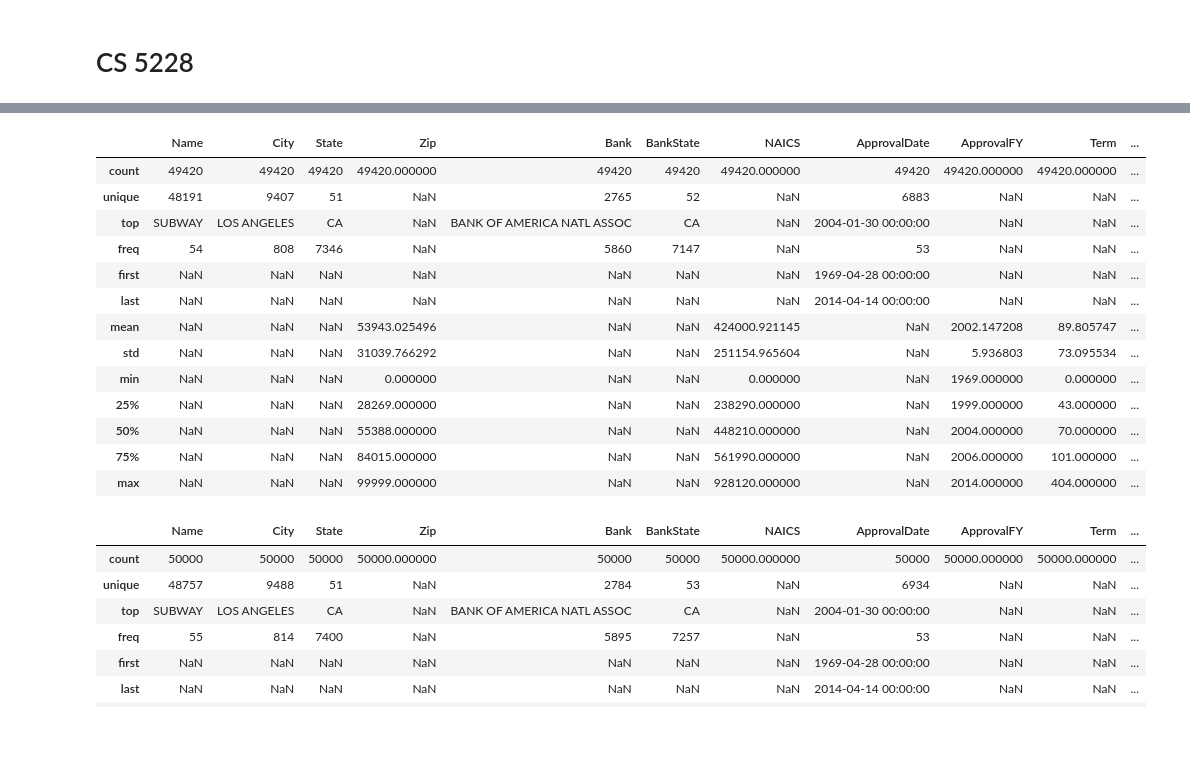
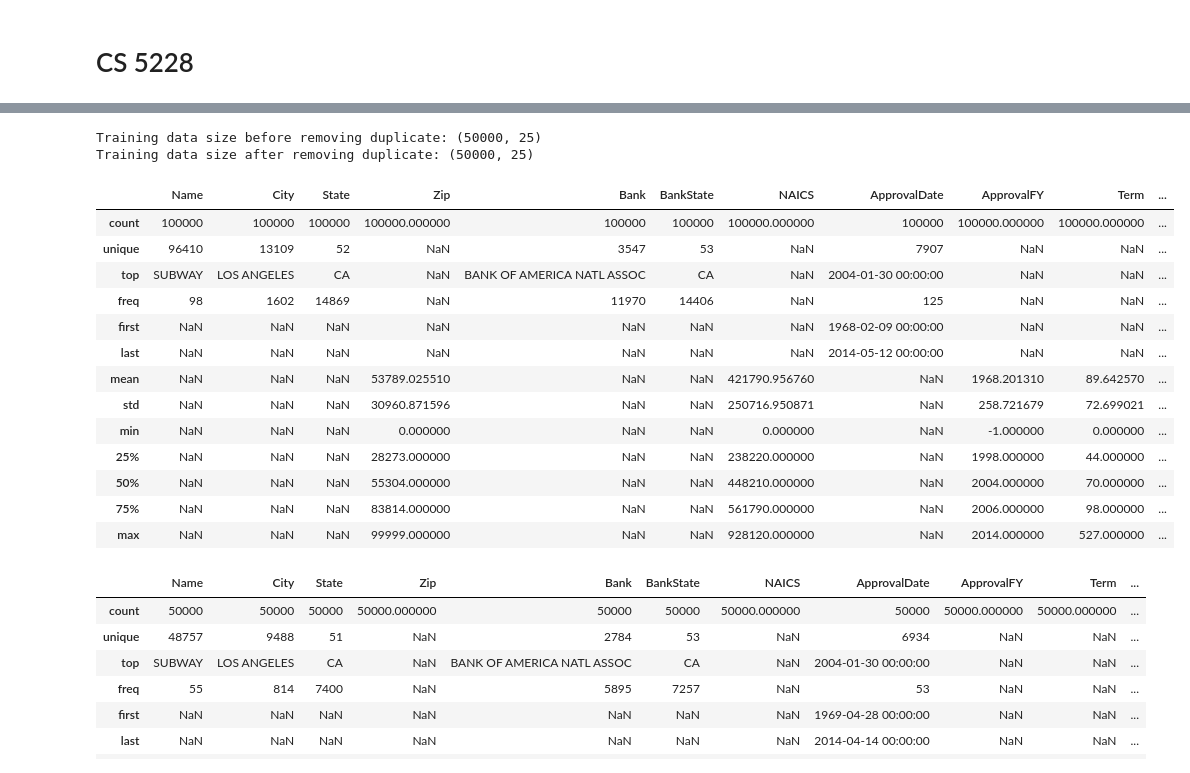
Before and after one commit to pocketgirl89757/CS5228_Project, a Jupyter notebook: data_cleaning.ipynb, the cells around one changed output, grey strips where cells are left out. Saved outputs shown, nothing was run; the diff lists cells and outputs as text; code cells hidden in the pictures; blank space fills up the shorter version.

Commit message:
After initial submission

```diff
--- a/data_cleaning.ipynb
+++ b/data_cleaning.ipynb
@@ -107,20 +85,49 @@ Training data size after removing duplicate: (50000, 25)
+# %%
+# Process Training Data
+df_train = pd.read_csv("dataset/Xtrain.csv",dtype= {'Zip': 'object', 'NAICS':'object', 'NewExist':'object', 'FranchiseCode':'object', 'UrbanRural':'object'}, parse_dates=['ApprovalDate','DisbursementDate'])
+y_train = pd.read_csv("dataset/Ytrain.csv")
+df_train = pd.concat([df_train, y_train['ChargeOff']], axis = 1)
+
+print("Training data size before removing duplicate:", df_train.shape)
+df_train = df_train.drop_duplicates(subset=df_train.columns.difference(['Id']))
+print("Training data size after removing duplicate:", df_train.shape)
+
+df1 = data_preprocessing(df_train)
+df2 = df1.dropna()
+df3 = df1.fillna(-1)
+
+base_dropna = one_hot_encoding_common(df2)
+base_fillna = one_hot_encoding_common(df3)
+feature_dropna = feature_transformation(base_dropna)
+feature_fillna = feature_transformation(base_fillna)
+# %% [output]
+Training data size before removing duplicate: (50000, 25)
+Training data size after removing duplicate: (50000, 25)
+# %%
+# Process Test Data
+df_test = pd.read_csv("dataset/Xtest.csv",dtype= {'Zip': 'object', 'NAICS':'object', 'NewExist':'object', 'FranchiseCode':'object', 'UrbanRural':'object'}, parse_dates=['ApprovalDate','DisbursementDate'])
+df_test = data_preprocessing(df_test)
+df_test.loc[(df_test['DisbursementDate'].isna()), 'DisbursementDate'] = pd.Timestamp(2017, 1, 1)
+df_test.loc[(df_test['ApprovalDate'].isna()), 'ApprovalDate'] = pd.Timestamp(1900, 1, 1)
+df_test = df_test.fillna(-1)
+df_test = one_hot_encoding_common(df_test)
 # %%
-base_dropna.describe(include='all')
+df_test.describe(include='all')
 # %% [output]
 |  | Name | City | State | Zip | Bank | BankState | NAICS | ApprovalDate | ApprovalFY | Term | ... |
-| count | 49420 | 49420 | 49420 | 49420.000000 | 49420 | 49420 | 49420.000000 | 49420 | 49420.000000 | 49420.000000 | ... |
-| unique | 48191 | 9407 | 51 | NaN | 2765 | 52 | NaN | 6883 | NaN | NaN | ... |
+| count | 100000 | 100000 | 100000 | 100000.000000 | 100000 | 100000 | 100000.000000 | 100000 | 100000.000000 | 100000.000000 | ... |
+| unique | 96410 | 13109 | 52 | NaN | 3547 | 53 | NaN | 7907 | NaN | NaN | ... |
 | top | SUBWAY | LOS ANGELES | CA | NaN | BANK OF AMERICA NATL ASSOC | CA | NaN | 2004-01-30 00:00:00 | NaN | NaN | ... |
-| freq | 54 | 808 | 7346 | NaN | 5860 | 7147 | NaN | 53 | NaN | NaN | ... |
-| first | NaN | NaN | NaN | NaN | NaN | NaN | NaN | 1969-04-28 00:00:00 | NaN | NaN | ... |
-| last | NaN | NaN | NaN | NaN | NaN | NaN | NaN | 2014-04-14 00:00:00 | NaN | NaN | ... |
-| mean | NaN | NaN | NaN | 53943.025496 | NaN | NaN | 424000.921145 | NaN | 2002.147208 | 89.805747 | ... |
-| std | NaN | NaN | NaN | 31039.766292 | NaN | NaN | 251154.965604 | NaN | 5.936803 | 73.095534 | ... |
-| min | NaN | NaN | NaN | 0.000000 | NaN | NaN | 0.000000 | NaN | 1969.000000 | 0.000000 | ... |
-| 25% | NaN | NaN | NaN | 28269.000000 | NaN | NaN | 238290.000000 | NaN | 1999.000000 | 43.000000 | ... |
-| 50% | NaN | NaN | NaN | 55388.000000 | NaN | NaN | 448210.000000 | NaN | 2004.000000 | 70.000000 | ... |
-| 75% | NaN | NaN | NaN | 84015.000000 | NaN | NaN | 561990.000000 | NaN | 2006.000000 | 101.000000 | ... |
-| max | NaN | NaN | NaN | 99999.000000 | NaN | NaN | 928120.000000 | NaN | 2014.000000 | 404.000000 | ... |
+| freq | 98 | 1602 | 14869 | NaN | 11970 | 14406 | NaN | 125 | NaN | NaN | ... |
+| first | NaN | NaN | NaN | NaN | NaN | NaN | NaN | 1968-02-09 00:00:00 | NaN | NaN | ... |
+| last | NaN | NaN | NaN | NaN | NaN | NaN | NaN | 2014-05-12 00:00:00 | NaN | NaN | ... |
+| mean | NaN | NaN | NaN | 53789.025510 | NaN | NaN | 421790.956760 | NaN | 1968.201310 | 89.642570 | ... |
+| std | NaN | NaN | NaN | 30960.871596 | NaN | NaN | 250716.950871 | NaN | 258.721679 | 72.699021 | ... |
+| min | NaN | NaN | NaN | 0.000000 | NaN | NaN | 0.000000 | NaN | -1.000000 | 0.000000 | ... |
+| 25% | NaN | NaN | NaN | 28273.000000 | NaN | NaN | 238220.000000 | NaN | 1998.000000 | 44.000000 | ... |
+| 50% | NaN | NaN | NaN | 55304.000000 | NaN | NaN | 448210.000000 | NaN | 2004.000000 | 70.000000 | ... |
+| 75% | NaN | NaN | NaN | 83814.000000 | NaN | NaN | 561790.000000 | NaN | 2006.000000 | 98.000000 | ... |
+| max | NaN | NaN | NaN | 99999.000000 | NaN | NaN | 928120.000000 | NaN | 2014.000000 | 527.000000 | ... |
 # %%
 base_fillna.describe(include='all')
 # %% [output]
```
Also changed, not shown: parts of 6 cells of this notebook, 1 other file.
